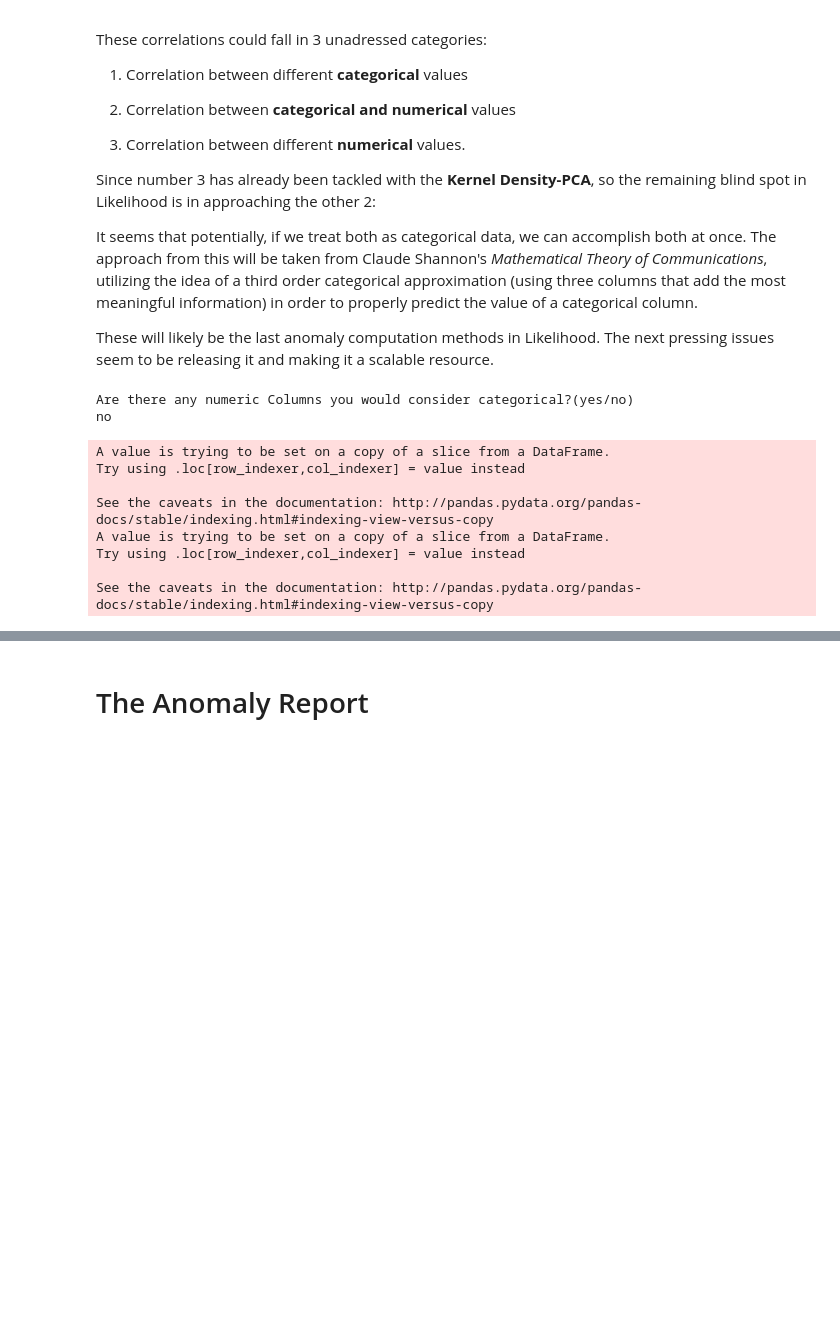
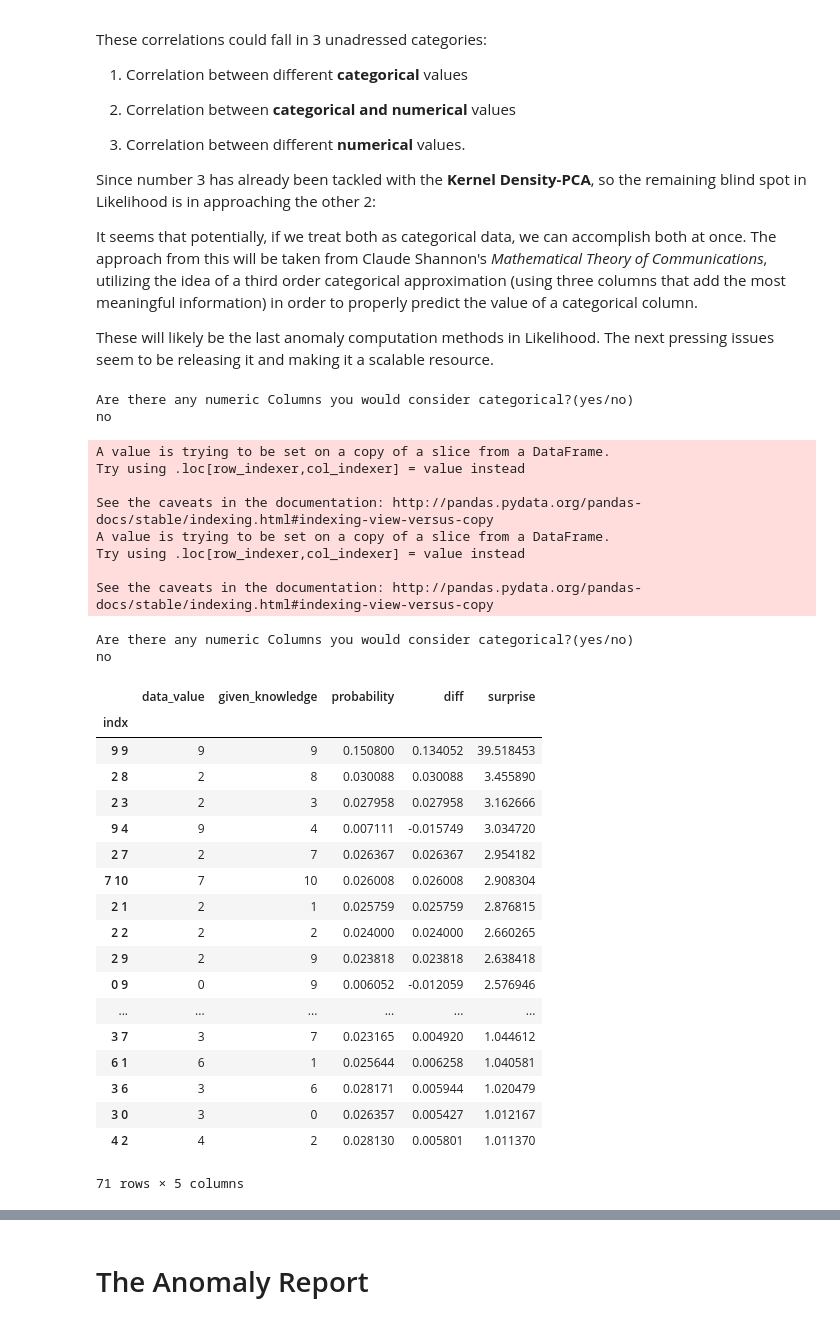
Before and after one commit to gilpasternak35/Likelihood, a Jupyter notebook: Research_Dev.ipynb, the cells around one changed output, grey strips where cells are left out. Saved outputs shown, nothing was run; the diff lists cells and outputs as text; code cells hidden in the pictures; blank space fills up the shorter version.

```diff
--- a/Research_Dev.ipynb
+++ b/Research_Dev.ipynb
@@ -1084,17 +1066,16 @@ def fit_to_tree(column1, column2):
 # Finds the most chaotic combinations (meaning we actually have distribution on our hands) and returns them as array
 # To be used for naive Bayes model
 def obtainCombos(frame, column):
-    counts = []
+    cols = []
     for x in frame.columns:
-        val = frame.groupby(x).count().shape[0]
-        counts.append(val)
-    countVals = pd.Series(data = counts, index = frame.columns)
 
-    # Only returning three columns we can most likely make a distribution off of, so that we can introduce variability and calculate strange Likelihoods
-    # So as to find intermidiate values
-    midpoint = int(len(countVals)/2)
-    top3 = countVals.sort_values(ascending = True).iloc[midpoint-1: midpoint+1]
-    return top3
+        # Number of unique values, typecasted as an integer
+        val = len(frame.get(x).value_counts())
+        # Taking out edge cases
+        if(val != 1 and val < len(x) and x != column):
+            cols.append(x)
+    point = np.random.randint(0, len(cols))
+    return cols[point]
 
 # Categorical only DataFrame to be used later for proccessing purposes
 def returnCategoricalFrame(frame):
@@ -1106,8 +1087,9 @@ def modifyNumerics(frame, categorical_columns, test_column):
     numericColumns = frame.select_dtypes(include = [np.number])
     numericColumns = numericColumns[numericColumns != test_column]
     for col in numericColumns:
-        frame[col] = frame[col].apply(convertToPercentile, args = ([frame[col].to_numpy()]))
-        frame[col] = frame[col].apply(place_in_numbin)
+        if(col not in categorical_columns):
+            frame[col] = frame[col].apply(convertToPercentile, args = ([frame[col].to_numpy()]))
+            frame[col] = frame[col].apply(place_in_numbin)
     return frame
 
 # Converts individual values to percentiles
@@ -1133,13 +1115,12 @@ def zeroOrderApprox(table, column):
     return counts[otherCol] / totalRows
 
 # Yields a Bayesian distribution using the context provided by another column, builds upon zeroOrder in complexity
-def firstOrderApprox(table, column, other):
+def firstOrderApprox(data, column, other):
 
     # Ensuring that NaN values do not mess up value counts
-    table = table.replace({np.nan:0})
+    table= data.replace({np.nan:0})
 
     totalRows = table.shape[0]
-
     # Finding unique combinations to calculate P(B|A)
     counts = table.groupby([column,other]).count()
     otherCol = table.columns[0]
@@ -1160,38 +1141,74 @@ def secondOrderApprox(table, column, other1,other2):
 
     # Ensuring that NaN values do not mess up value counts
     table = table.replace({np.nan:0})
 
     totalRows = table.shape[0]
 
     # Finding unique combinations to calculate P(B|A)
     counts = table.groupby([column,other1, other2]).count()
     otherCol = table.columns[0]
     initialC = zeroOrderApprox(table, other2)
     initialMutual = firstOrderApprox(table, column, other1)
     initialMutual = initialMutual.set_index("given_knowledge", append = True)
     return initialMutual
 
 
 # Builds a model to obtain context and create a first order surprise approximation for a given column
 def surpriseApprox(trainTable,testTable,column):
+    # Placing numerical values in bins
     trainTable = modifyNumerics(trainTable, returnCategoricalFrame(trainTable).columns,column)
     testTable = modifyNumerics(testTable, returnCategoricalFrame(testTable).columns,column)
-    trainCandidates = obtainCombos(trainTable, column).index
-    testCandidates = obtainCombos(testTable, column).index
-    train_probs = firstOrderApprox(trainDf, column, candidates[1])
-    test_probs = firstOrderApprox(testDf, column, candidates[1])
-    #new_probs = new_probs.assign(surprise = surprise(retPVal(new_probs.get("probability"))))
-    #new_probs = new_probs.sort_values(by = "surprise", ascending = False)
-    return train_probs, test_probs
-surpriseApprox(trainDf,testDf,"beat")
+
+    # Finding columns that are potential candidates for knowledge base based off the fact that not everything is a unique value
+    trainCandidate = obtainCombos(trainTable, column)
+    train_probs = firstOrderApprox(trainTable, column, trainCandidate).reset_index()
+
+    # Building a new index which can be used to measure difference between train and test set
+    train_probs = train_probs.assign(indx = train_probs.get("data_value").apply(str) + " " + train_probs.get("given_knowledge").apply(str))
+    train_probs = train_probs.set_index("indx")
+
+    #Building a new index which can be used to measure difference between train and test set
+    test_probs = firstOrderApprox(testTable, column, trainCandidate).reset_index()
+    test_probs = test_probs.assign(indx = test_probs.get("data_value").apply(str) + " " + test_probs.get("given_knowledge").apply(str))
+    test_probs = test_probs.set_index("indx")
+
+    # Finding the difference and calculating surprise
+    test = test_probs.assign(diff = test_probs.get("probability").subtract(train_probs.get("probability"), level = "indx", fill_value = 0))
+    test = test.assign(surprise = surprise(retPVal(test.get("diff"))))
+    return test.sort_values(by = "surprise", ascending = False)
+
+
+surpriseApprox(trainDf[:100000],testDf[:10000],"day_of_week")
+#surpriseApprox(data[60:], data[:60], "Height")
 # %% [output]
 Are there any numeric Columns you would consider categorical?(yes/no)
 no
 A value is trying to be set on a copy of a slice from a DataFrame.
 Try using .loc[row_indexer,col_indexer] = value instead
 
 See the caveats in the documentation: http://pandas.pydata.org/pandas-docs/stable/indexing.html#indexing-view-versus-copy
 A value is trying to be set on a copy of a slice from a DataFrame.
 Try using .loc[row_indexer,col_indexer] = value instead
 
 See the caveats in the documentation: http://pandas.pydata.org/pandas-docs/stable/indexing.html#indexing-view-versus-copy
+Are there any numeric Columns you would consider categorical?(yes/no)
+no
+|  | data_value | given_knowledge | probability | diff | surprise |
+| indx |  |  |  |  |  |
+| 9 9 | 9 | 9 | 0.150800 | 0.134052 | 39.518453 |
+| 2 8 | 2 | 8 | 0.030088 | 0.030088 | 3.455890 |
+| 2 3 | 2 | 3 | 0.027958 | 0.027958 | 3.162666 |
+| 9 4 | 9 | 4 | 0.007111 | -0.015749 | 3.034720 |
+| 2 7 | 2 | 7 | 0.026367 | 0.026367 | 2.954182 |
+| 7 10 | 7 | 10 | 0.026008 | 0.026008 | 2.908304 |
+| 2 1 | 2 | 1 | 0.025759 | 0.025759 | 2.876815 |
+| 2 2 | 2 | 2 | 0.024000 | 0.024000 | 2.660265 |
+| 2 9 | 2 | 9 | 0.023818 | 0.023818 | 2.638418 |
+| 0 9 | 0 | 9 | 0.006052 | -0.012059 | 2.576946 |
+| ... | ... | ... | ... | ... | ... |
+| 3 7 | 3 | 7 | 0.023165 | 0.004920 | 1.044612 |
+| 6 1 | 6 | 1 | 0.025644 | 0.006258 | 1.040581 |
+| 3 6 | 3 | 6 | 0.028171 | 0.005944 | 1.020479 |
+| 3 0 | 3 | 0 | 0.026357 | 0.005427 | 1.012167 |
+| 4 2 | 4 | 2 | 0.028130 | 0.005801 | 1.011370 |
+71 rows × 5 columns
```
Also changed, not shown: parts of 5 cells of this notebook, 2 other files.
